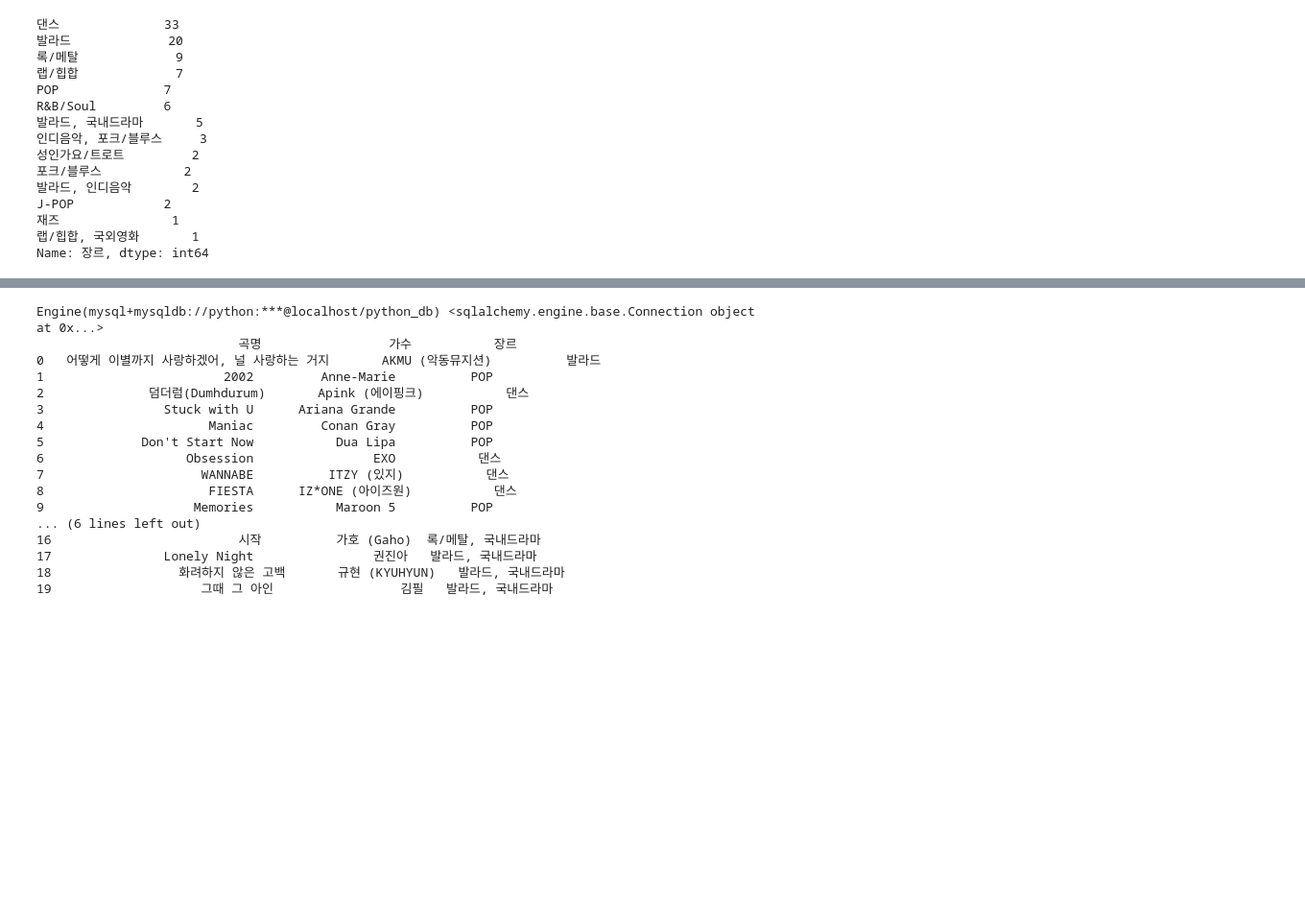
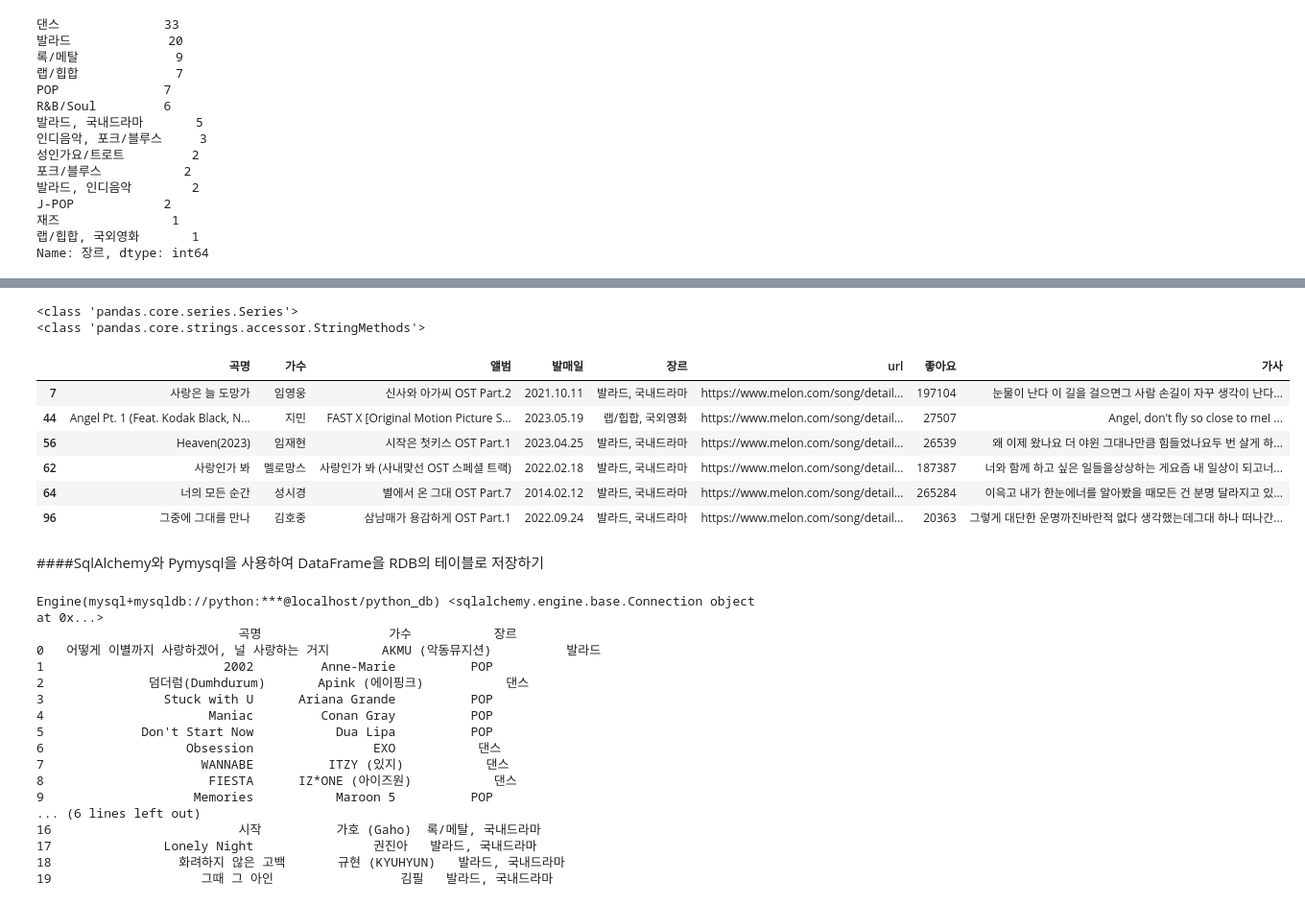
Before and after one commit to mysoyul/Python_Webscraping, a Jupyter notebook: 03.멜론100차트_데이터파싱_DB저장.ipynb, the cells around one changed output, grey strips where cells are left out. Shown at 96% size. Drawn from its saved outputs; the diff is of its cells as text; code cells hidden in the pictures; blank space fills up the shorter version.

```diff
--- a/03.멜론100차트_데이터파싱_DB저장.ipynb
+++ b/03.멜론100차트_데이터파싱_DB저장.ipynb
@@ -224,3 +234,21 @@ Name: 장르, dtype: int64
+# %%
+#앨범이 OST 인 노래는?
+print(type(song_df['앨범']))
+print(type(song_df['앨범'].str))
+#print(song_df['앨범'].str.contains('OST'))
+song_df.loc[song_df['앨범'].str.contains('OST')]
+# %% [output]
+<class 'pandas.core.series.Series'>
+<class 'pandas.core.strings.accessor.StringMethods'>
+|  | 곡명 | 가수 | 앨범 | 발매일 | 장르 | url | 좋아요 | 가사 |
+| 7 | 사랑은 늘 도망가 | 임영웅 | 신사와 아가씨 OST Part.2 | 2021.10.11 | 발라드, 국내드라마 | https://www.melon.com/song/detail... | 197104 | 눈물이 난다 이 길을 걸으면그 사람 손길이 자꾸 생각이 난다... |
+| 44 | Angel Pt. 1 (Feat. Kodak Black, N... | 지민 | FAST X [Original Motion Picture S... | 2023.05.19 | 랩/힙합, 국외영화 | https://www.melon.com/song/detail... | 27507 | Angel, don't fly so close to meI ... |
+| 56 | Heaven(2023) | 임재현 | 시작은 첫키스 OST Part.1 | 2023.04.25 | 발라드, 국내드라마 | https://www.melon.com/song/detail... | 26539 | 왜 이제 왔나요 더 야윈 그대나만큼 힘들었나요두 번 살게 하... |
+| 62 | 사랑인가 봐 | 멜로망스 | 사랑인가 봐 (사내맞선 OST 스페셜 트랙) | 2022.02.18 | 발라드, 국내드라마 | https://www.melon.com/song/detail... | 187387 | 너와 함께 하고 싶은 일들을상상하는 게요즘 내 일상이 되고너... |
+| 64 | 너의 모든 순간 | 성시경 | 별에서 온 그대 OST Part.7 | 2014.02.12 | 발라드, 국내드라마 | https://www.melon.com/song/detail... | 265284 | 이윽고 내가 한눈에너를 알아봤을 때모든 건 분명 달라지고 있... |
+| 96 | 그중에 그대를 만나 | 김호중 | 삼남매가 용감하게 OST Part.1 | 2022.09.24 | 발라드, 국내드라마 | https://www.melon.com/song/detail... | 20363 | 그렇게 대단한 운명까진바란적 없다 생각했는데그대 하나 떠나간... |
+# %% [markdown]
+####SqlAlchemy와 Pymysql을 사용하여 DataFrame을 RDB의 테이블로 저장하기
 # %%
 import pymysql
 pymysql.install_as_MySQLdb()
```
Also changed, not shown: parts of 1 cell of this notebook, 1 other file.
